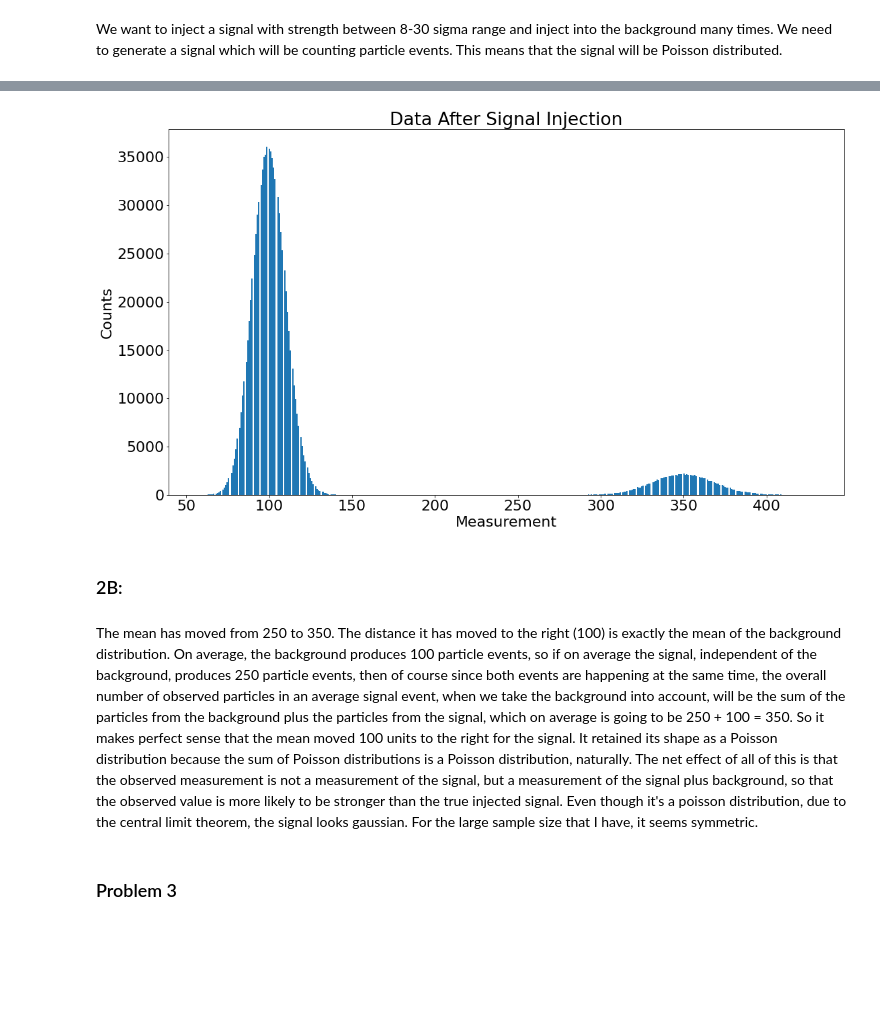
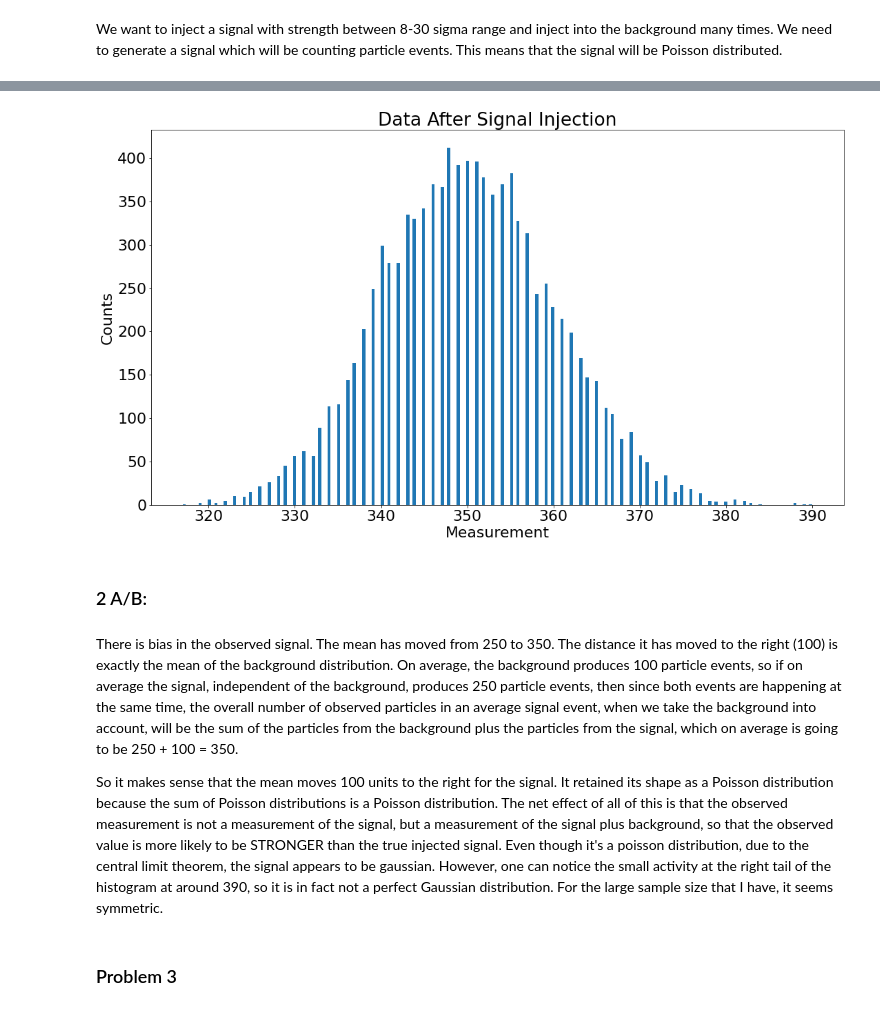
Before and after one commit to StLee314/Phys-434-Fall-2021, a Jupyter notebook: Lab6.ipynb, the cells around one changed output, grey strips where cells are left out. Drawn from its saved outputs; the diff is of its cells as text; code cells hidden in the pictures; blank space fills up the shorter version.

```diff
--- a/Lab6.ipynb
+++ b/Lab6.ipynb
@@ -49,21 +51,24 @@ plt.show()
 # %%
-mixed = np.zeros(r.size)
-for i in range(mixed.size): # injecting signal many times
-    if i < signal.size:
-        mixed[i] = np.add(r[i], signal[i])
-    else:
-        mixed[i] = r[i]
-plt.hist(mixed, bins = 450)
+a1 = stats.poisson.rvs(100, size = 10000)
+b1 = np.array([])
+signal = 250
+for i in a1:
+    b1 = np.append(b1, i + signal)
+
+plt.hist(b1, bins = 200)
 plt.title('Data After Signal Injection')
 plt.xlabel('Measurement')
 plt.ylabel('Counts')
 plt.show()
 # %% [output]
-[figure, old version]
+[figure, new version]
 # %% [markdown]
-### 2B:
+### 2 A/B:
 # %% [markdown]
-The mean has moved from 250 to 350. The distance it has moved to the right (100) is exactly the mean of the background distribution. On average, the background produces 100 particle events, so if on average the signal, independent of the background, produces 250 particle events, then of course since both events are happening at the same time, the overall number of observed particles in an average signal event, when we take the background into account, will be the sum of the particles from the background plus the particles from the signal, which on average is going to be 250 + 100 = 350. So it makes perfect sense that the mean moved 100 units to the right for the signal. It retained its shape as a Poisson distribution because the sum of Poisson distributions is a Poisson distribution, naturally. The net effect of all of this is that the observed measurement is not a measurement of the signal, but a measurement of the signal plus background, so that the observed value is more likely to be stronger than the true injected signal. Even though it's a poisson distribution, due to the central limit theorem, the signal looks gaussian. For the large sample size that I have, it seems symmetric.
+There is bias in the observed signal. The mean has moved from 250 to 350. The distance it has moved to the right (100) is exactly the mean of the background distribution. On average, the background produces 100 particle events, so if on average the signal, independent of the background, produces 250 particle events, then since both events are happening at the same time, the overall number of observed particles in an average signal event, when we take the background into account, will be the sum of the particles from the background plus the particles from the signal, which on average is going to be 250 + 100 = 350.
+
+
+So it makes sense that the mean moves 100 units to the right for the signal. It retained its shape as a Poisson distribution because the sum of Poisson distributions is a Poisson distribution. The net effect of all of this is that the observed measurement is not a measurement of the signal, but a measurement of the signal plus background, so that the observed value is more likely to be STRONGER than the true injected signal. Even though it's a poisson distribution, due to the central limit theorem, the signal appears to be gaussian. However, one can notice the small activity at the right tail of the histogram at around 390, so it is in fact not a perfect Gaussian distribution.  For the large sample size that I have, it seems symmetric.
 # %% [markdown]
 ### Problem 3
 # %% [markdown]
```
Also changed, not shown: parts of 12 cells of this notebook.
